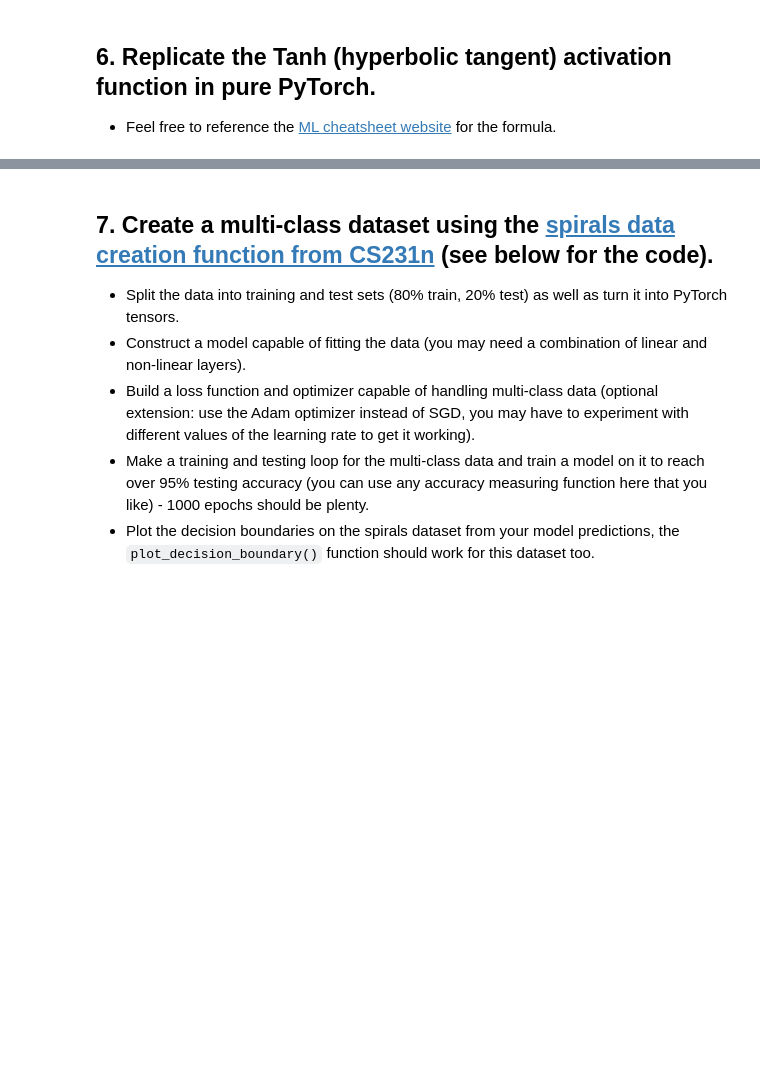
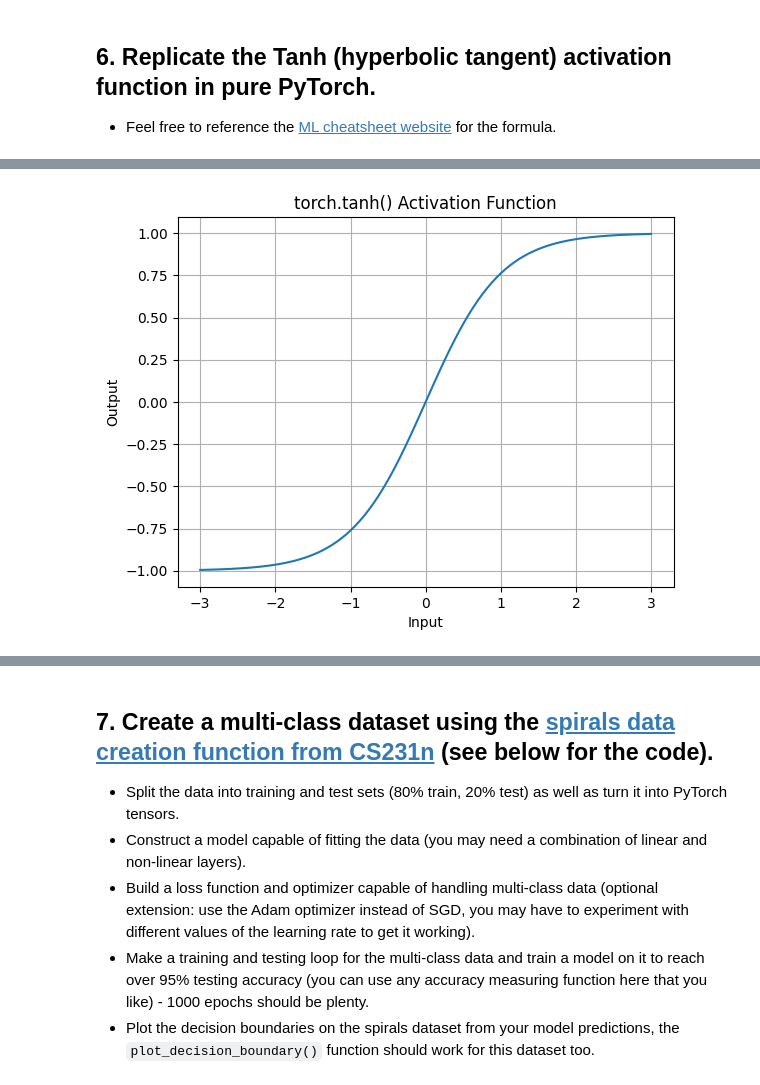
Before and after one commit to McLight-Note/AI-self-study, a Jupyter notebook: Project_13_PyTorch/02_pytorch_classification_exercises.ipynb, the cells around one changed output, grey strips where cells are left out. Drawn from its saved outputs; the diff is of its cells as text; code cells hidden in the pictures; blank space fills up the shorter version.

```diff
--- a/Project_13_PyTorch/02_pytorch_classification_exercises.ipynb
+++ b/Project_13_PyTorch/02_pytorch_classification_exercises.ipynb
@@ -295,2 +308,10 @@ def plot_decision_boundary(model, X, y):
 # %%
 # Test torch.tanh() on the tensor and plot it
+tanh_tensor = torch.tanh(line_tensor)
+plt.plot(line_tensor.numpy(), tanh_tensor.numpy())
+plt.title("torch.tanh() Activation Function")
+plt.xlabel("Input")
+plt.ylabel("Output")
+plt.grid()
+# %% [output]
+[figure, added]
```
Also changed, not shown: parts of 16 cells of this notebook, 2 other files.
